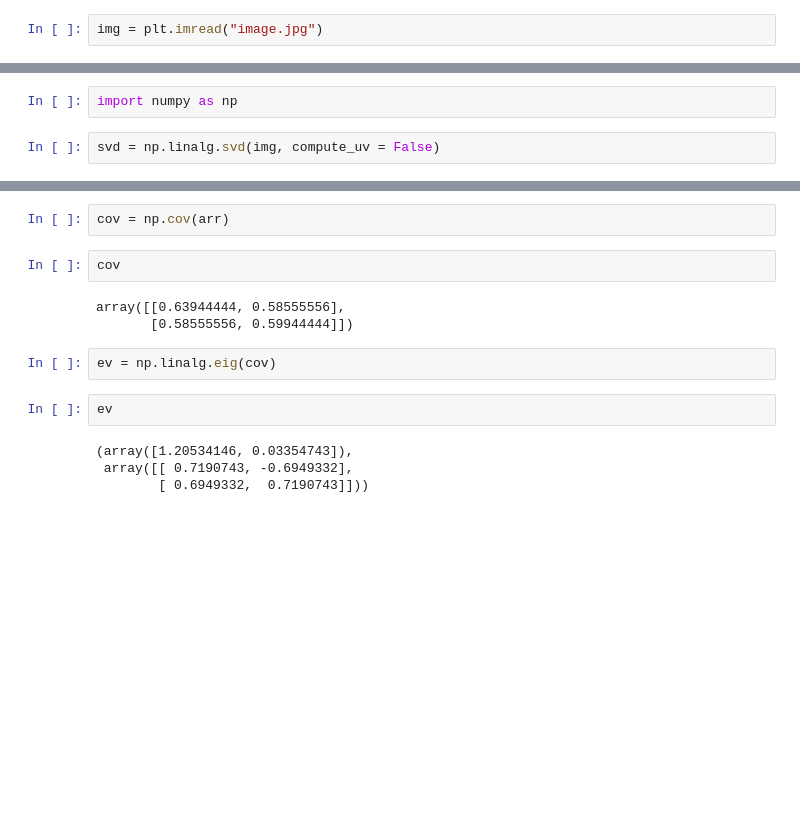
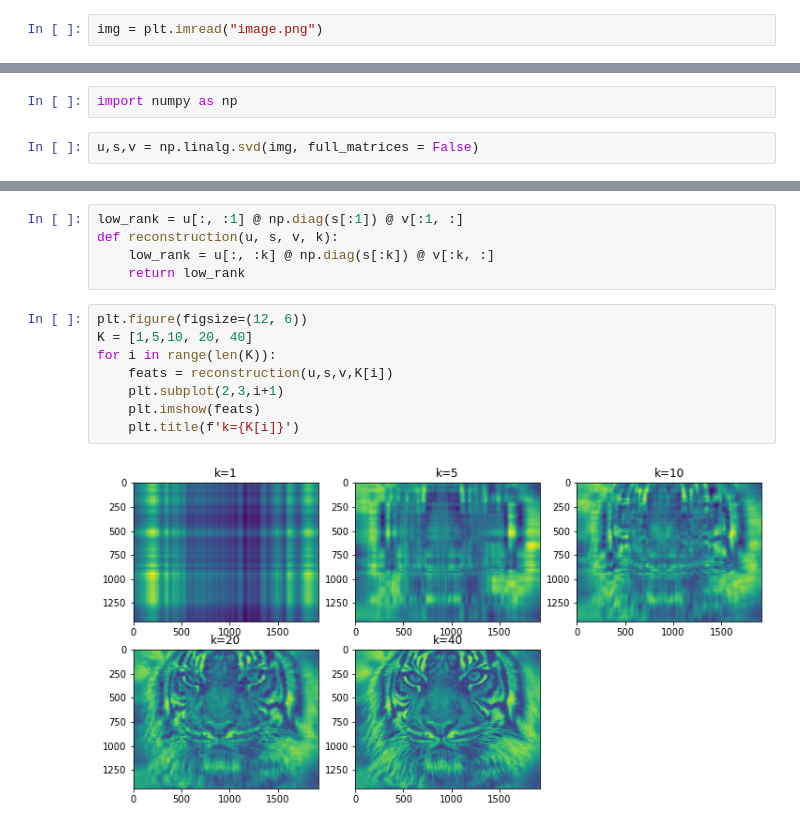
Before and after one commit to OchreVale/Machine-Learning, a Jupyter notebook: Machine Learning Homework 1, Question 2 ~Singular Value Decomposition.ipynb, the cells around one changed output, grey strips where cells are left out. Cells and saved outputs as stored; diff of their text form; blank space fills up the shorter version.

```diff
--- a/Machine Learning Homework 1, Question 2 ~Singular Value Decomposition.ipynb
+++ b/Machine Learning Homework 1, Question 2 ~Singular Value Decomposition.ipynb
@@ -1,4 +1,4 @@
 # %%
 import matplotlib.pyplot as plt
 # %%
-img = plt.imread("image.jpg")
+img = plt.imread("image.png")
@@ -25,4 +5,4 @@ array([[[169, 169, 169],
 # %%
 import numpy as np
 # %%
-svd = np.linalg.svd(img, compute_uv = False)
+u,s,v = np.linalg.svd(img, full_matrices = False)
@@ -64,15 +9,15 @@ ev
-# %%
-cov = np.cov(arr)
-# %%
-cov
-# %% [output]
-array([[0.63944444, 0.58555556],
-       [0.58555556, 0.59944444]])
-# %%
-ev = np.linalg.eig(cov)
-# %%
-ev
-# %% [output]
-(array([1.20534146, 0.03354743]),
- array([[ 0.7190743, -0.6949332],
-        [ 0.6949332,  0.7190743]]))
+# %%
+low_rank = u[:, :1] @ np.diag(s[:1]) @ v[:1, :]
+def reconstruction(u, s, v, k):
+    low_rank = u[:, :k] @ np.diag(s[:k]) @ v[:k, :]
+    return low_rank
+# %%
+plt.figure(figsize=(12, 6))
+K = [1,5,10, 20, 40]
+for i in range(len(K)):
+    feats = reconstruction(u,s,v,K[i])
+    plt.subplot(2,3,i+1)
+    plt.imshow(feats)
+    plt.title(f'k={K[i]}')
+# %% [output]
+[figure, added]
```
Also changed, not shown: parts of 8 cells of this notebook, 3 other files.
